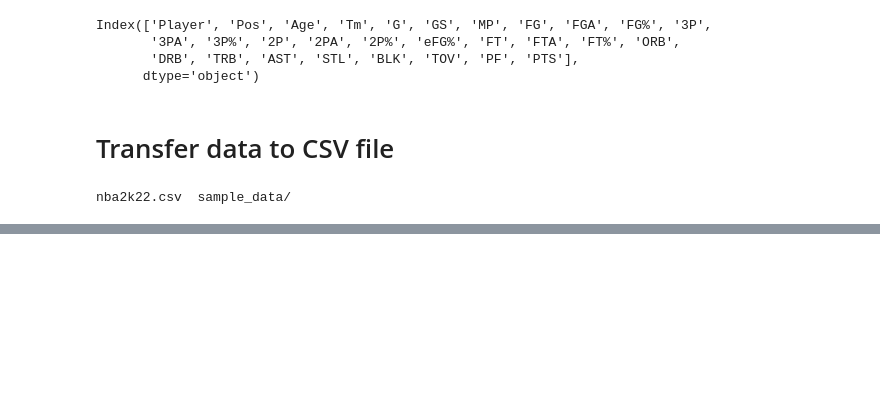
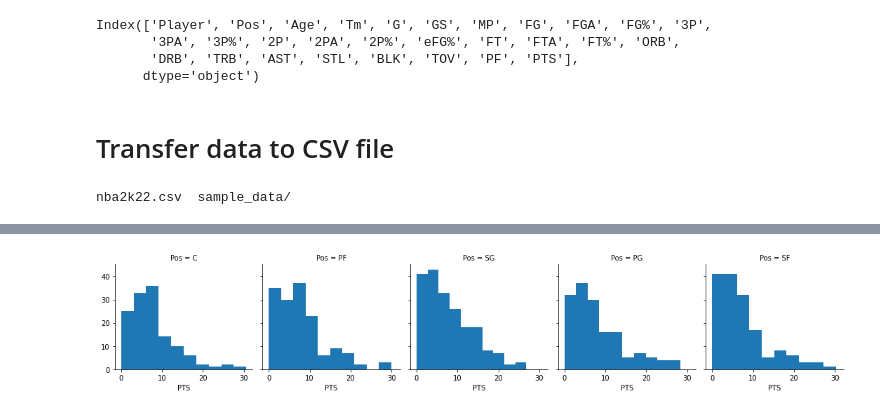
Before and after one commit to mart-anthony-stark/Machine-Learning-and-Deep-Learning, a Jupyter notebook: 2021_22_NBA_Player_Stats_Per_Game_EDA.ipynb, the cells around one changed output, grey strips where cells are left out. Cells and saved outputs as stored; diff of their text form; code cells hidden in the pictures; blank space fills up the shorter version.

```diff
--- a/2021_22_NBA_Player_Stats_Per_Game_EDA.ipynb
+++ b/2021_22_NBA_Player_Stats_Per_Game_EDA.ipynb
@@ -105,0 +359,6 @@ nba2k22.csv  sample_data/
+# %%
+g = sns.FacetGrid(PTS, col='Pos')
+g.map(plt.hist, 'PTS')
+plt.show()
+# %% [output]
+[figure, added]
```
Also changed, not shown: parts of 43 cells of this notebook.
